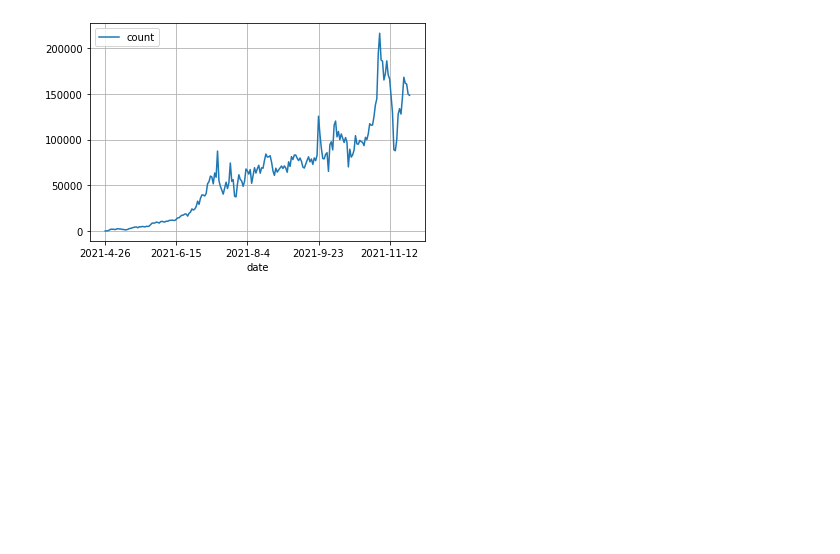
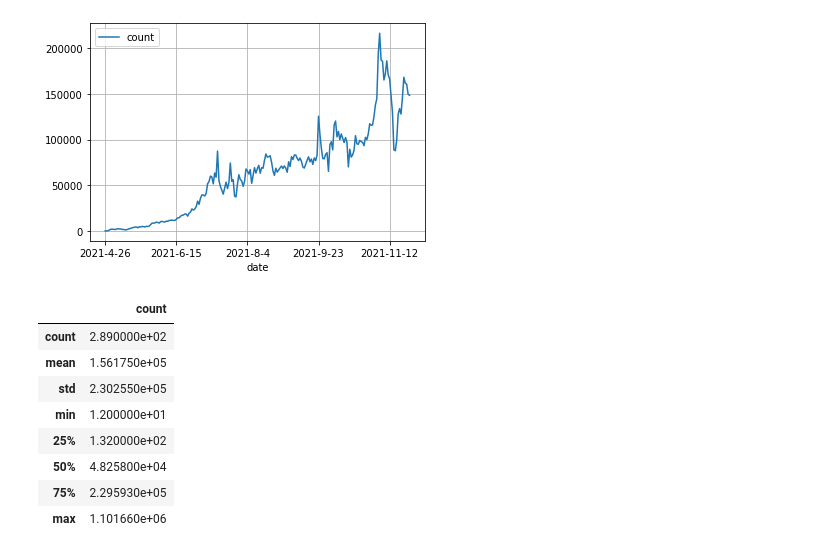
Before and after one commit to 0xhn/ronin, a Jupyter notebook: queryScript/获取每日交易量/画图统计.ipynb, the cells around one changed output. Drawn from its saved outputs; the diff is of its cells as text; code cells hidden in the pictures; blank space fills up the shorter version.

```diff
--- a/queryScript/获取每日交易量/画图统计.ipynb
+++ b/queryScript/获取每日交易量/画图统计.ipynb
@@ -96,3 +96,16 @@ plt.grid(True)
 plt.show()
 # %% [output]
 [figure]
+# %%
+market_contract_buy = pd.read_csv('每日活跃地址量.csv', index_col='date')
+market_contract_buy.describe()
+# %% [output]
+|  | count |
+| count | 2.890000e+02 |
+| mean | 1.561750e+05 |
+| std | 2.302550e+05 |
+| min | 1.200000e+01 |
+| 25% | 1.320000e+02 |
+| 50% | 4.825800e+04 |
+| 75% | 2.295930e+05 |
+| max | 1.101660e+06 |
```
Also changed, not shown: parts of 1 cell of this notebook, 20 other files.
